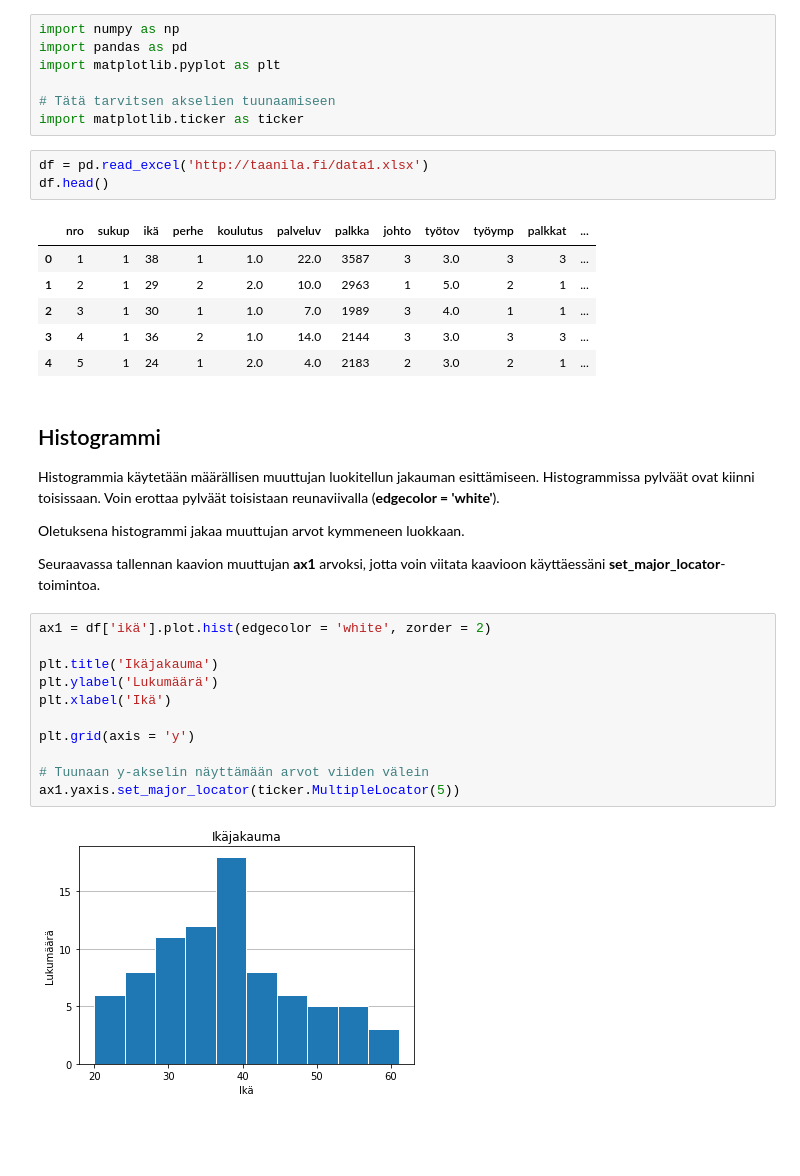
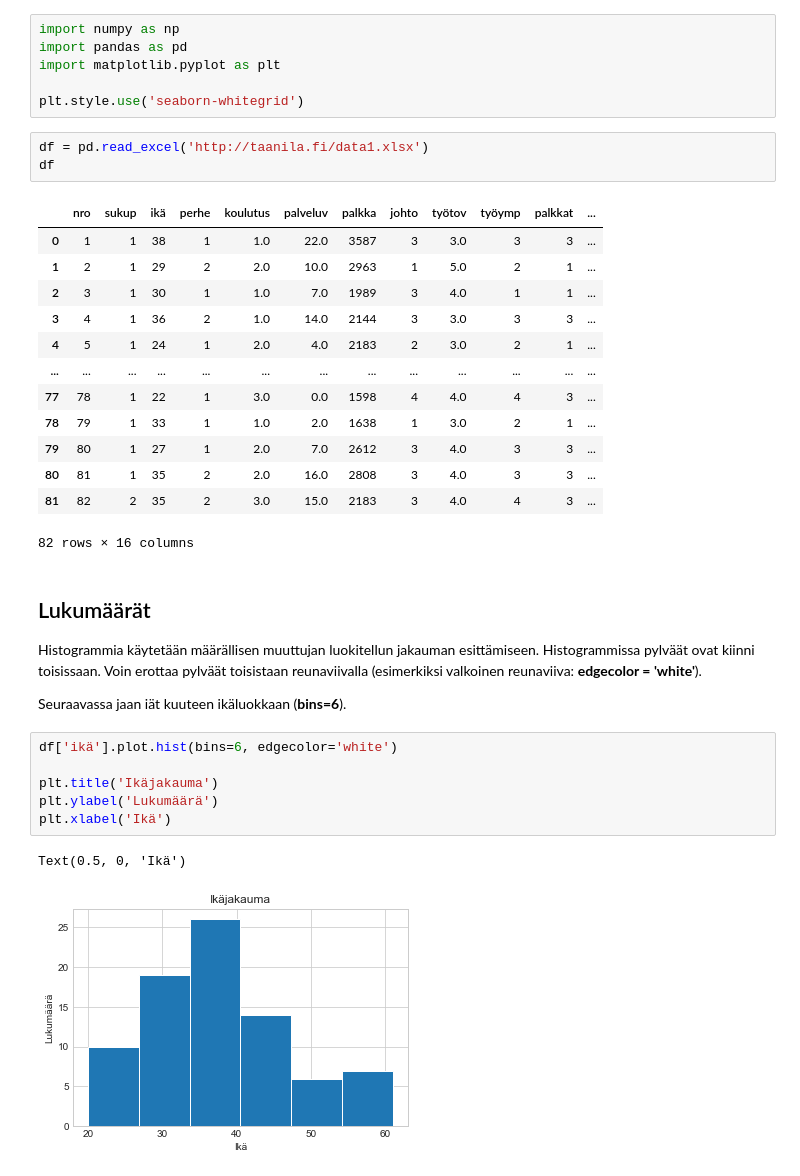
Before and after one commit to taanila/kaaviot, a Jupyter notebook: matplotlib3.ipynb, the cells around one changed output. Cells and saved outputs as stored; diff of their text form; blank space fills up the shorter version.

Commit message:
Histogrammi

```diff
--- a/matplotlib3.ipynb
+++ b/matplotlib3.ipynb
@@ -19,11 +16,10 @@ import numpy as np
 import pandas as pd
 import matplotlib.pyplot as plt
 
-# Tätä tarvitsen akselien tuunaamiseen
-import matplotlib.ticker as ticker
+plt.style.use('seaborn-whitegrid')
 # %%
 df = pd.read_excel('http://taanila.fi/data1.xlsx')
-df.head()
+df
 # %% [output]
 |  | nro | sukup | ikä | perhe | koulutus | palveluv | palkka | johto | työtov | työymp | palkkat | ... |
 | 0 | 1 | 1 | 38 | 1 | 1.0 | 22.0 | 3587 | 3 | 3.0 | 3 | 3 | ... |
@@ -31,24 +27,25 @@ df.head()
 | 2 | 3 | 1 | 30 | 1 | 1.0 | 7.0 | 1989 | 3 | 4.0 | 1 | 1 | ... |
 | 3 | 4 | 1 | 36 | 2 | 1.0 | 14.0 | 2144 | 3 | 3.0 | 3 | 3 | ... |
 | 4 | 5 | 1 | 24 | 1 | 2.0 | 4.0 | 2183 | 2 | 3.0 | 2 | 1 | ... |
+| ... | ... | ... | ... | ... | ... | ... | ... | ... | ... | ... | ... | ... |
+| 77 | 78 | 1 | 22 | 1 | 3.0 | 0.0 | 1598 | 4 | 4.0 | 4 | 3 | ... |
+| 78 | 79 | 1 | 33 | 1 | 1.0 | 2.0 | 1638 | 1 | 3.0 | 2 | 1 | ... |
+| 79 | 80 | 1 | 27 | 1 | 2.0 | 7.0 | 2612 | 3 | 4.0 | 3 | 3 | ... |
+| 80 | 81 | 1 | 35 | 2 | 2.0 | 16.0 | 2808 | 3 | 4.0 | 3 | 3 | ... |
+| 81 | 82 | 2 | 35 | 2 | 3.0 | 15.0 | 2183 | 3 | 4.0 | 4 | 3 | ... |
+82 rows × 16 columns
 # %% [markdown]
-<h2>Histogrammi</h2>
+## Lukumäärät
 
-Histogrammia käytetään määrällisen muuttujan luokitellun jakauman esittämiseen. Histogrammissa pylväät ovat kiinni toisissaan. Voin erottaa pylväät toisistaan reunaviivalla (<b>edgecolor = 'white'</b>).
+Histogrammia käytetään määrällisen muuttujan luokitellun jakauman esittämiseen. Histogrammissa pylväät ovat kiinni toisissaan. Voin erottaa pylväät toisistaan reunaviivalla (esimerkiksi valkoinen reunaviiva: **edgecolor = 'white'**).
 
-Oletuksena histogrammi jakaa muuttujan arvot kymmeneen luokkaan.
-
-Seuraavassa tallennan kaavion muuttujan <b>ax1</b> arvoksi, jotta voin viitata kaavioon käyttäessäni <b>set_major_locator</b>-toimintoa.
+Seuraavassa jaan iät kuuteen ikäluokkaan (**bins=6**).
 # %%
-ax1 = df['ikä'].plot.hist(edgecolor = 'white', zorder = 2)
+df['ikä'].plot.hist(bins=6, edgecolor='white')
 
 plt.title('Ikäjakauma')
 plt.ylabel('Lukumäärä')
 plt.xlabel('Ikä')
-
-plt.grid(axis = 'y')
-
-# Tuunaan y-akselin näyttämään arvot viiden välein
-ax1.yaxis.set_major_locator(ticker.MultipleLocator(5))
 # %% [output]
+Text(0.5, 0, 'Ikä')
-[figure, old version]
+[figure, new version]
```
Also changed, not shown: parts of 10 cells of this notebook.
